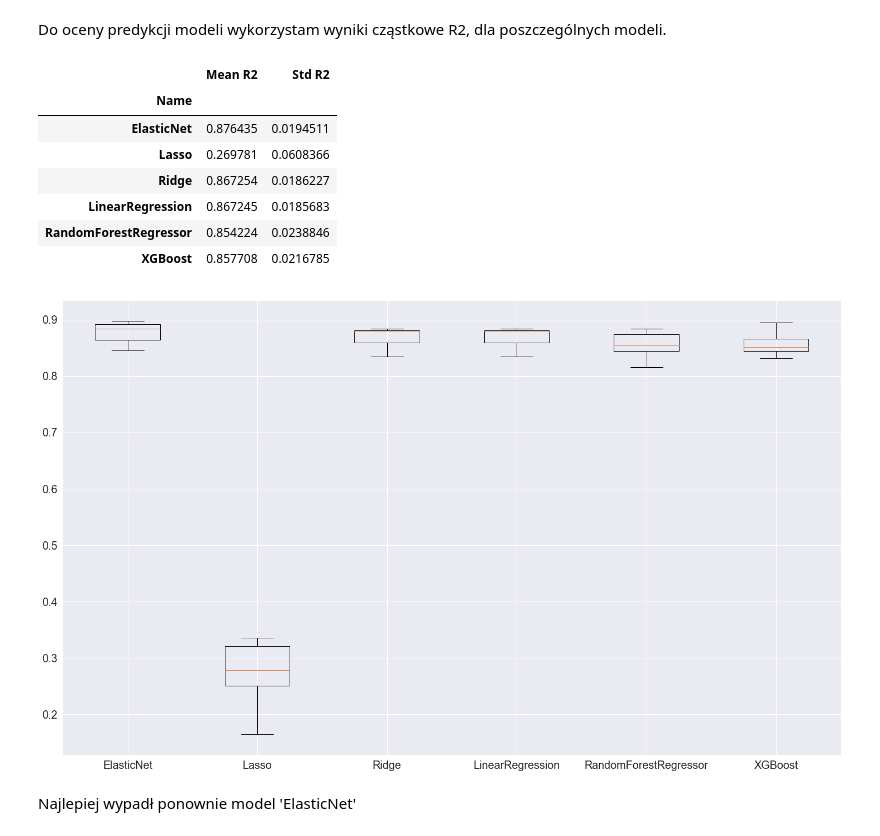
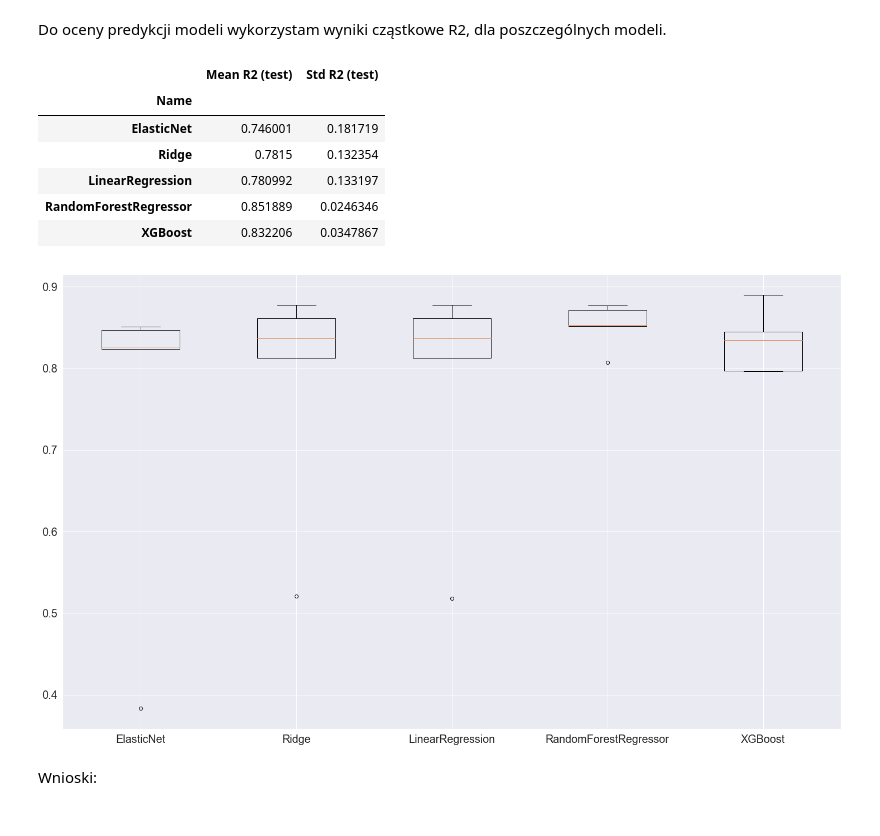
Before and after one commit to edytakudla/Ames_Prices_Predicting_Project, a Jupyter notebook: Project Ames.ipynb, the cells around one changed output. Drawn from its saved outputs; the diff is of its cells as text; code cells hidden in the pictures.

```diff
--- a/Project Ames.ipynb
+++ b/Project Ames.ipynb
@@ -1026,8 +1033,8 @@ Otrzymane wyniki - ceny domów obliczone przez modele oraz rzeczywiste ceny zapi
+# %%
+models.remove(models[1])
 # %%
 comparison_sale_price = []
-models_lst = ['ElasticNet', 'Lasso', 'Ridge', 'LinearRegression',
-#               'SVR',
-              'RandomForestRegressor', 'XGBoost']
+models_lst = ['ElasticNet', 'Lasso', 'Ridge', 'LinearRegression', 'RandomForestRegressor', 'XGBoost']
 results_names = ['OriginalSalePrice', 'PredictedSalePrice']
 file_names_lst = []
 
@@ -1082,31 +1088,30 @@ names = []
 means_r2 = []
 stds_r2 = []
 for name, model, time in models:
-    cv_results = cross_val_score(model, X_train, y_train, cv=kfold, scoring='r2')
+    cv_results = cross_val_score(model, X_test, y_test, cv=kfold, scoring='r2')
     results.append(cv_results)
     means_r2.append(cv_results.mean())
     stds_r2.append(cv_results.std())
     names.append(name)
 # %%
 df_models2 = pd.DataFrame(data=[names, means_r2, stds_r2]).transpose()
-df_models2.rename(columns={0: 'Name', 1: 'Mean R2', 2: 'Std R2'}, inplace=True)
+df_models2.rename(columns={0: 'Name', 1: 'Mean R2 (test)', 2: 'Std R2 (test)'}, inplace=True)
 df_models2.set_index('Name', inplace=True)
 df_models2
 # %% [output]
-|  | Mean R2 | Std R2 |
+|  | Mean R2 (test) | Std R2 (test) |
 | Name |  |  |
-| ElasticNet | 0.876435 | 0.0194511 |
-| Lasso | 0.269781 | 0.0608366 |
-| Ridge | 0.867254 | 0.0186227 |
-| LinearRegression | 0.867245 | 0.0185683 |
-| RandomForestRegressor | 0.854224 | 0.0238846 |
-| XGBoost | 0.857708 | 0.0216785 |
+| ElasticNet | 0.746001 | 0.181719 |
+| Ridge | 0.7815 | 0.132354 |
+| LinearRegression | 0.780992 | 0.133197 |
+| RandomForestRegressor | 0.851889 | 0.0246346 |
+| XGBoost | 0.832206 | 0.0347867 |
 # %%
 fig, axes = plt.subplots(nrows=1, ncols=1, figsize=(25,15))
 plt.boxplot(results)
 axes.set_xticklabels(names)
 plt.show()
 # %% [output]
-[figure, old version]
+[figure, new version]
-# %% [markdown]
-Najlepiej wypadł ponownie model 'ElasticNet'
+# %% [markdown]
+Wnioski:
```
Also changed, not shown: parts of 6 cells of this notebook, 5 other files.
